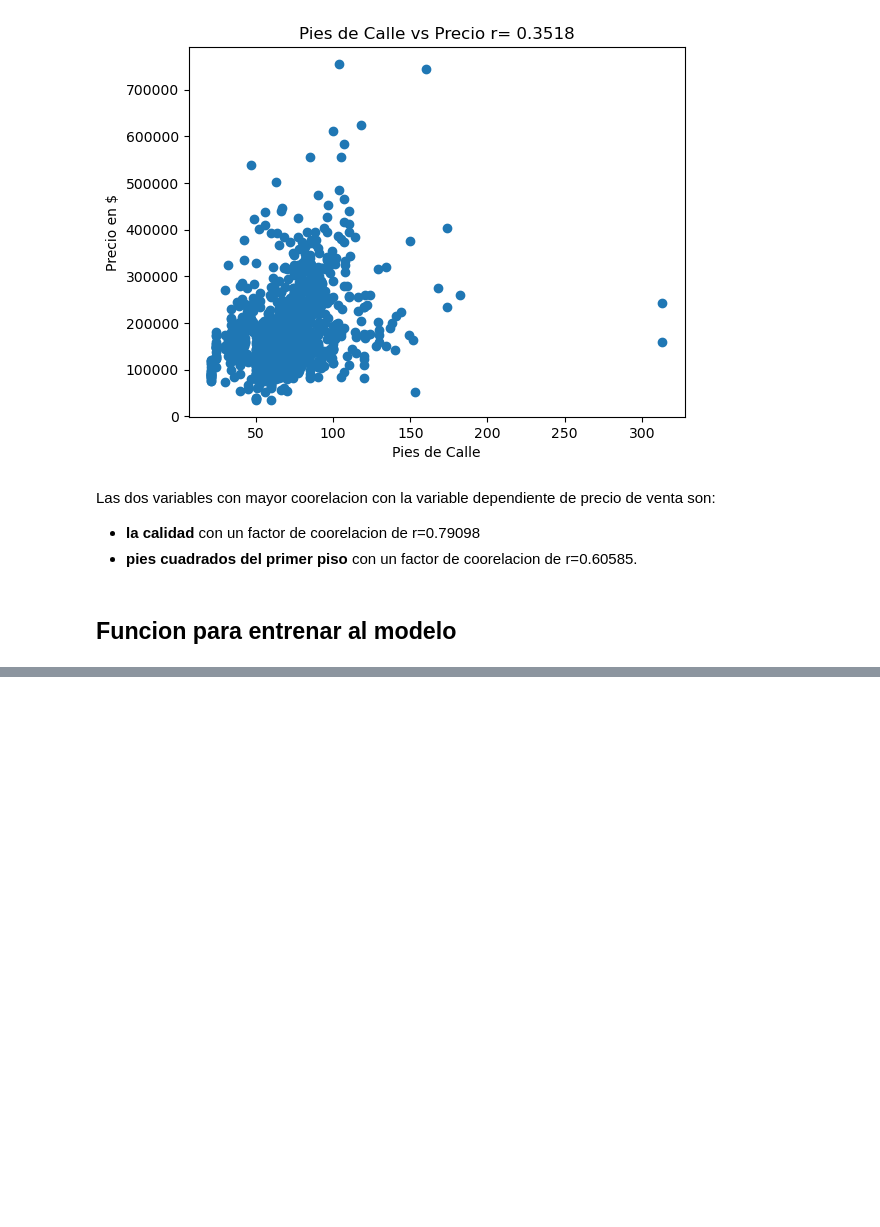
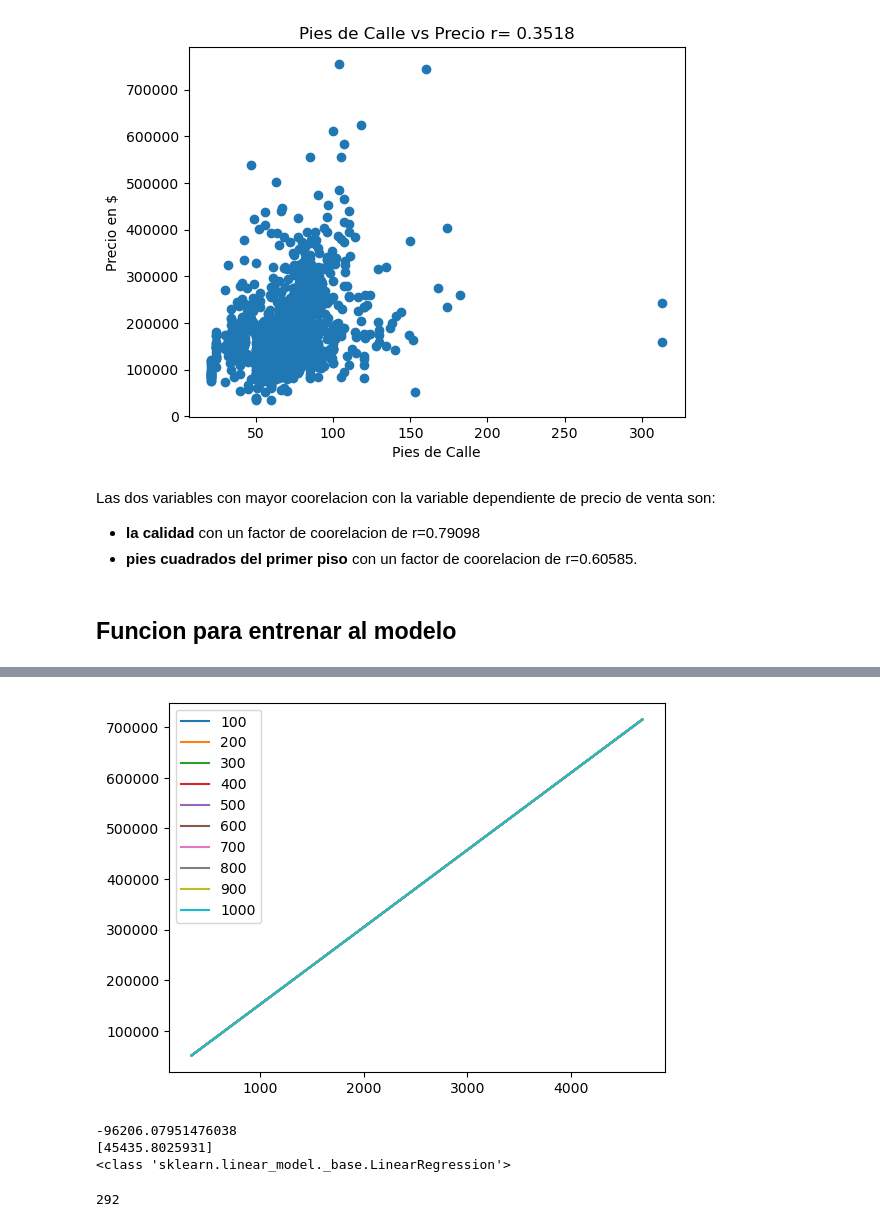
Before and after one commit to JPRodasM/Proyecto_1_CDP_23007125, a Jupyter notebook: Proyecto1.ipynb, the cells around one changed output, grey strips where cells are left out. Saved outputs shown, nothing was run; the diff lists cells and outputs as text; code cells hidden in the pictures; blank space fills up the shorter version.

```diff
--- a/Proyecto1.ipynb
+++ b/Proyecto1.ipynb
@@ -324 +353,4 @@ error_list, betas = training_LM(data[:,2],data[:,0],10000,1000,0.0001)
+# %%
+def Recta(x,b_1,b_0):
+    return b_1*x+b_0
 # %%
@@ -343,0 +360,14 @@ betas
+# %%
+def ModeloPlot(betas,n,data_x):
+    x_range=np.linspace(np.min(data_x),np.max(data_x),100)
+    it_no=[]
+
+    for i in range(0,int(len(betas)/n)):
+        plt.plot(x_range, Recta(x_range,betas[((i+1)*n)-1][0],betas[((i+1)*n)-1][1]))
+        it_no.append((i+1)*n)
+    plt.legend(it_no)
+    plt.show()
+# %%
+ModeloPlot(betas,100,data[:,2])
+# %% [output]
+[figure, added]
@@ -343,0 +376,16 @@ betas
+# %%
+# probando la regresion de sklearn
+x = data[:,1].reshape(-1,1)
+y = data[:,0]
+reg = LinearRegression().fit(x,y)
+print(reg.intercept_)
+print(reg.coef_)
+print(type(reg))
+# %% [output]
+-96206.07951476038
+[45435.8025931]
+<class 'sklearn.linear_model._base.LinearRegression'>
+# %%
+len(reg.predict(Test_data[:,0].reshape(-1,1)))
+# %% [output]
+292
```
Also changed, not shown: parts of 14 cells of this notebook.
